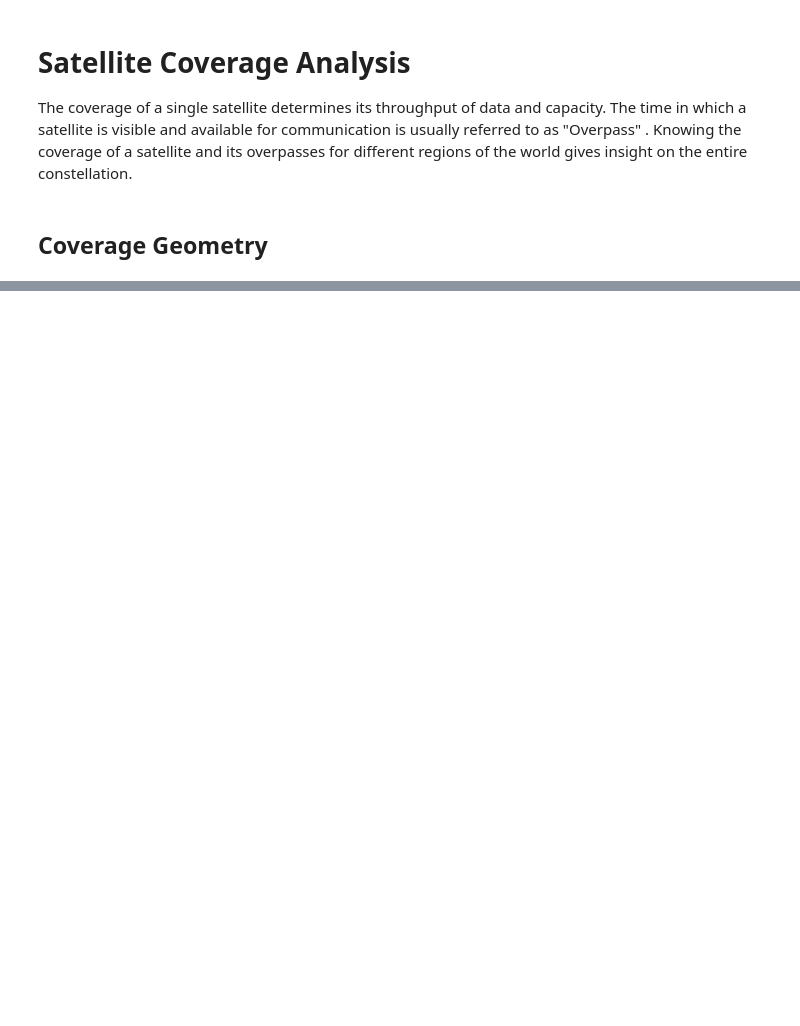
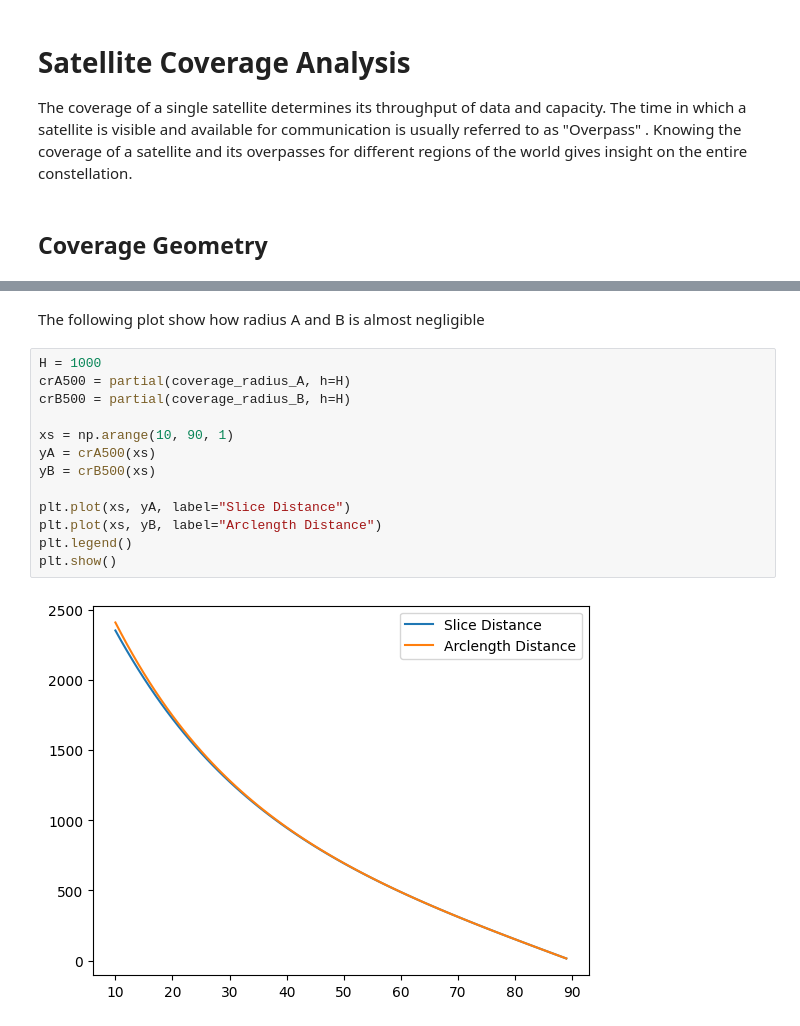
Before and after one commit to Rakagami/datascience_satellites_and_me, a Jupyter notebook: coverage_analysis.ipynb, the cells around one changed output, grey strips where cells are left out. Cells and saved outputs as stored; diff of their text form; blank space fills up the shorter version.

Commit message:
Some coverage analysis

```diff
--- a/coverage_analysis.ipynb
+++ b/coverage_analysis.ipynb
@@ -25,0 +118,17 @@ d \sin{(\alpha)} &= R \sin{(\beta)}
+# %% [markdown]
+The following plot show how radius A and B is almost negligible
+# %%
+H = 1000
+crA500 = partial(coverage_radius_A, h=H)
+crB500 = partial(coverage_radius_B, h=H)
+
+xs = np.arange(10, 90, 1)
+yA = crA500(xs)
+yB = crB500(xs)
+
+plt.plot(xs, yA, label="Slice Distance")
+plt.plot(xs, yB, label="Arclength Distance")
+plt.legend()
+plt.show()
+# %% [output]
+[figure, added]
```
Also changed, not shown: parts of 7 cells of this notebook.
